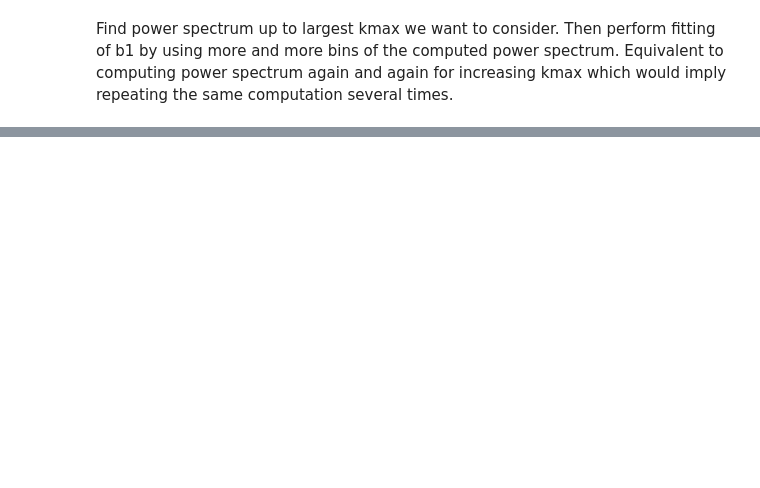
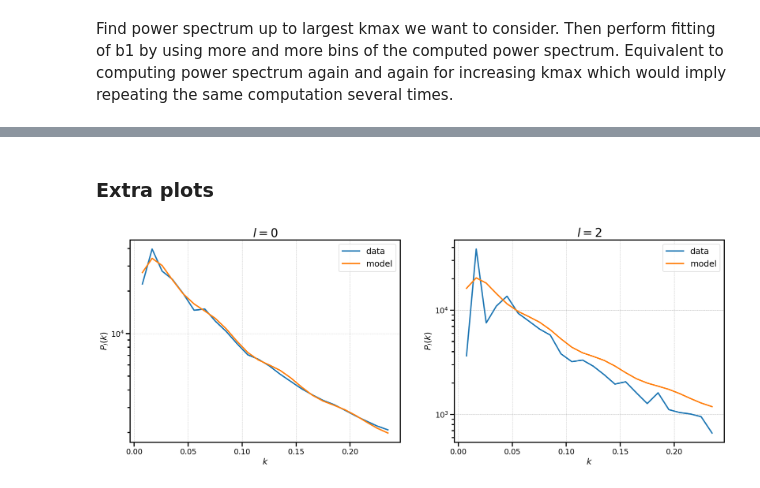
Before and after one commit to JulianWack/IfA-SummerStudent-2022, a Jupyter notebook: Fitting_b1.ipynb, the cells around one changed output, grey strips where cells are left out. Saved outputs shown, nothing was run; the diff lists cells and outputs as text; code cells hidden in the pictures; blank space fills up the shorter version.

```diff
--- a/Fitting_b1.ipynb
+++ b/Fitting_b1.ipynb
@@ -233,0 +238,29 @@ The considered mock catalog contains low mass/redshift galaxies for which in gen
+# %% [markdown]
+### Extra plots
+# %%
+# Compare data and model multipoles
+model_multipole = np.empty((len(ells), len(k)))
+for i,ell in enumerate(ells):
+    model_multipole[i] = kaiser_multipole(k,ell,b1_fits[-1])
+
+fig, (ax1, ax2) = plt.subplots(1,2, figsize=(20,7))
+
+ax1.set_title('$l=0$')
+ax1.plot(k, data_multipoles[0], label='data')
+ax1.plot(k, model_multipole[0], label='model')
+ax1.set_yscale('log')
+ax1.set_xlabel('$k$')
+ax1.set_ylabel('$P_l(k)$')
+ax1.legend()
+
+ax2.set_title('$l=2$')
+ax2.plot(k, data_multipoles[1], label='data')
+ax2.plot(k, model_multipole[1], label='model')
+ax2.set_yscale('log')
+ax2.set_xlabel('$k$')
+ax2.set_ylabel('$P_l(k)$')
+ax2.legend()
+
+plt.show()
+# %% [output]
+[figure, added]
```
Also changed, not shown: parts of 13 cells of this notebook, 1 other file.
